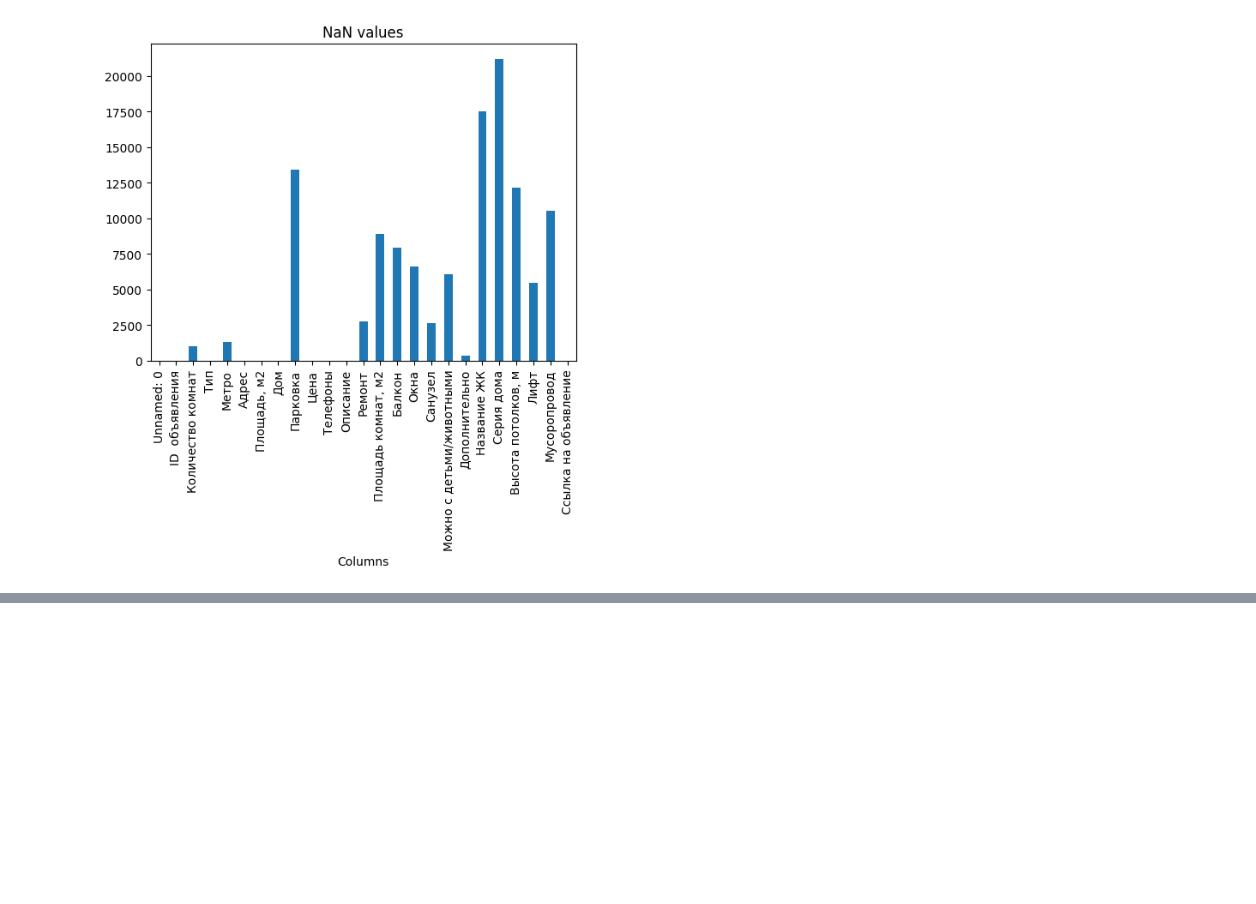
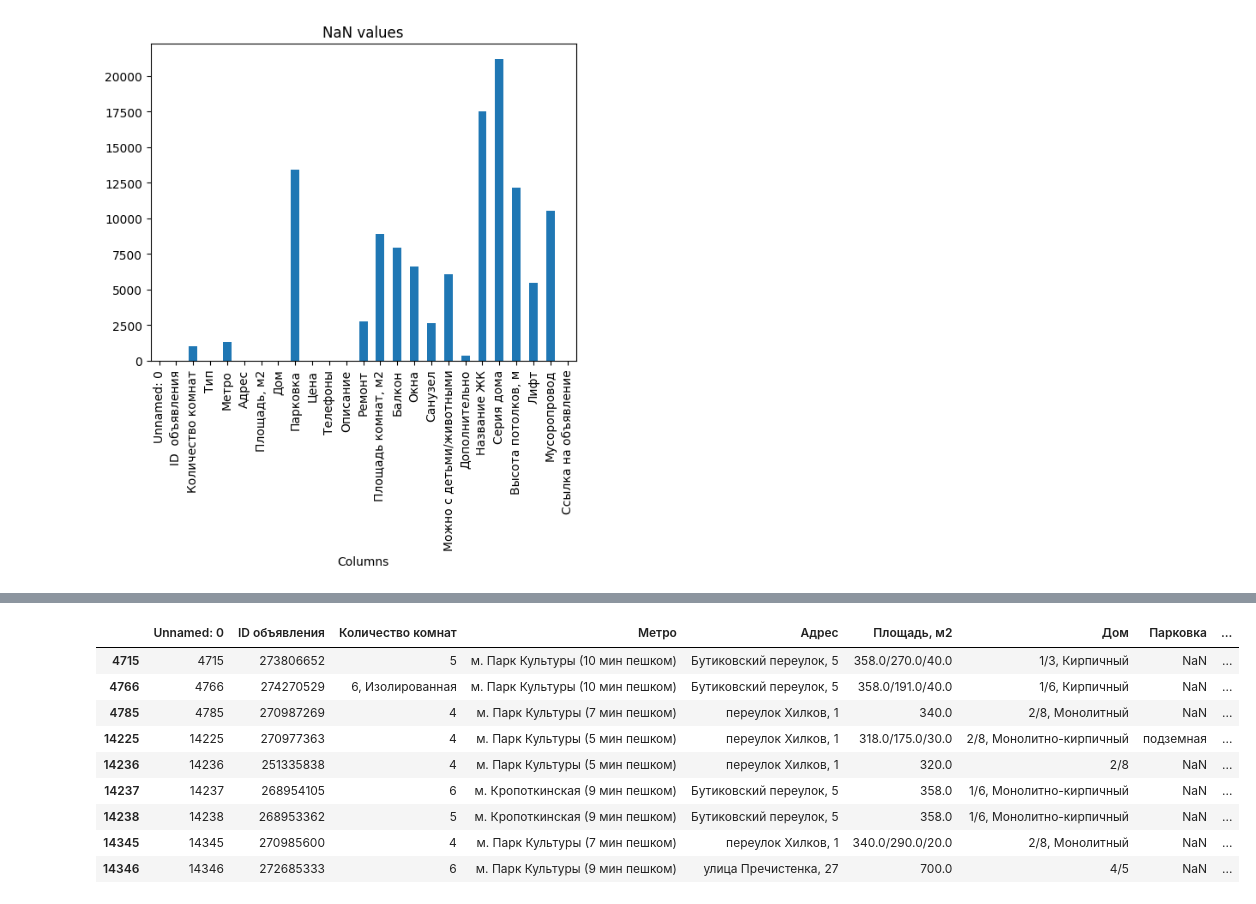
Before and after one commit to Ali-B-Indahouse/How-Much-Is-The-real-estate-in-Moscow, a Jupyter notebook: osana_data_analysis.ipynb, the cells around one changed output, grey strips where cells are left out. Drawn from its saved outputs; the diff is of its cells as text; code cells hidden in the pictures; blank space fills up the shorter version.

```diff
--- a/osana_data_analysis.ipynb
+++ b/osana_data_analysis.ipynb
@@ -88,0 +229,13 @@ plt.show()
+# %%
+df[df['Цена'] > 2000000]
+# %% [output]
+|  | Unnamed: 0 | ID объявления | Количество комнат | Метро | Адрес | Площадь, м2 | Дом | Парковка | ... |
+| 4715 | 4715 | 273806652 | 5 | м. Парк Культуры (10 мин пешком) | Бутиковский переулок, 5 | 358.0/270.0/40.0 | 1/3, Кирпичный | NaN | ... |
+| 4766 | 4766 | 274270529 | 6, Изолированная | м. Парк Культуры (10 мин пешком) | Бутиковский переулок, 5 | 358.0/191.0/40.0 | 1/6, Кирпичный | NaN | ... |
+| 4785 | 4785 | 270987269 | 4 | м. Парк Культуры (7 мин пешком) | переулок Хилков, 1 | 340.0 | 2/8, Монолитный | NaN | ... |
+| 14225 | 14225 | 270977363 | 4 | м. Парк Культуры (5 мин пешком) | переулок Хилков, 1 | 318.0/175.0/30.0 | 2/8, Монолитно-кирпичный | подземная | ... |
+| 14236 | 14236 | 251335838 | 4 | м. Парк Культуры (5 мин пешком) | переулок Хилков, 1 | 320.0 | 2/8 | NaN | ... |
+| 14237 | 14237 | 268954105 | 6 | м. Кропоткинская (9 мин пешком) | Бутиковский переулок, 5 | 358.0 | 1/6, Монолитно-кирпичный | NaN | ... |
+| 14238 | 14238 | 268953362 | 5 | м. Кропоткинская (9 мин пешком) | Бутиковский переулок, 5 | 358.0 | 1/6, Монолитно-кирпичный | NaN | ... |
+| 14345 | 14345 | 270985600 | 4 | м. Парк Культуры (7 мин пешком) | переулок Хилков, 1 | 340.0/290.0/20.0 | 2/8, Монолитный | NaN | ... |
+| 14346 | 14346 | 272685333 | 6 | м. Парк Культуры (9 мин пешком) | улица Пречистенка, 27 | 700.0 | 4/5 | NaN | ... |
```
Also changed, not shown: parts of 33 cells of this notebook, 1 other file.
